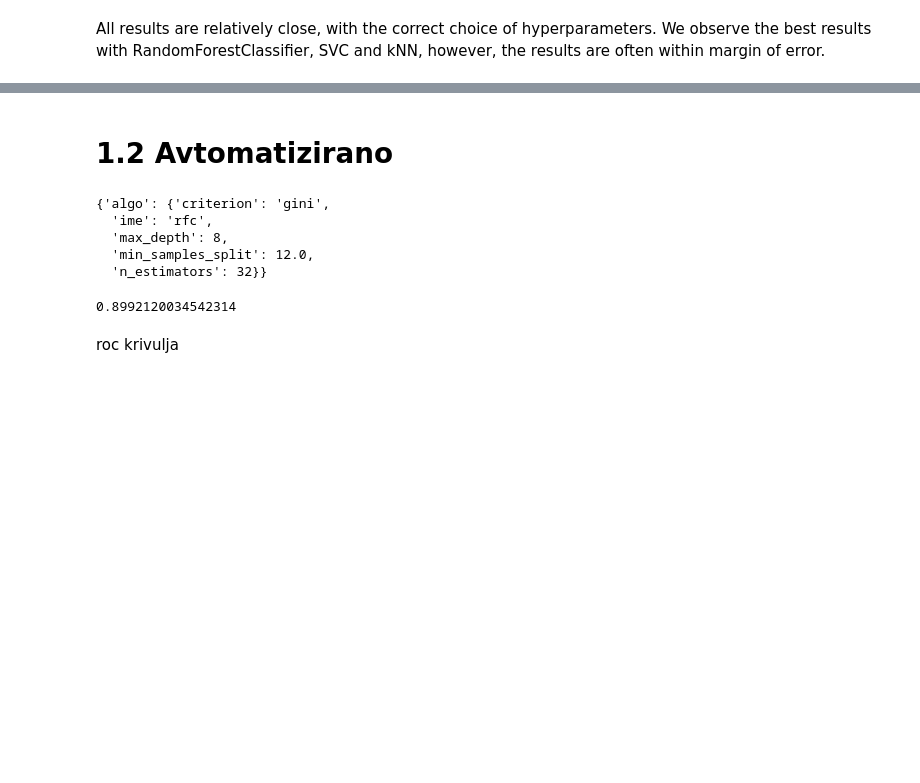
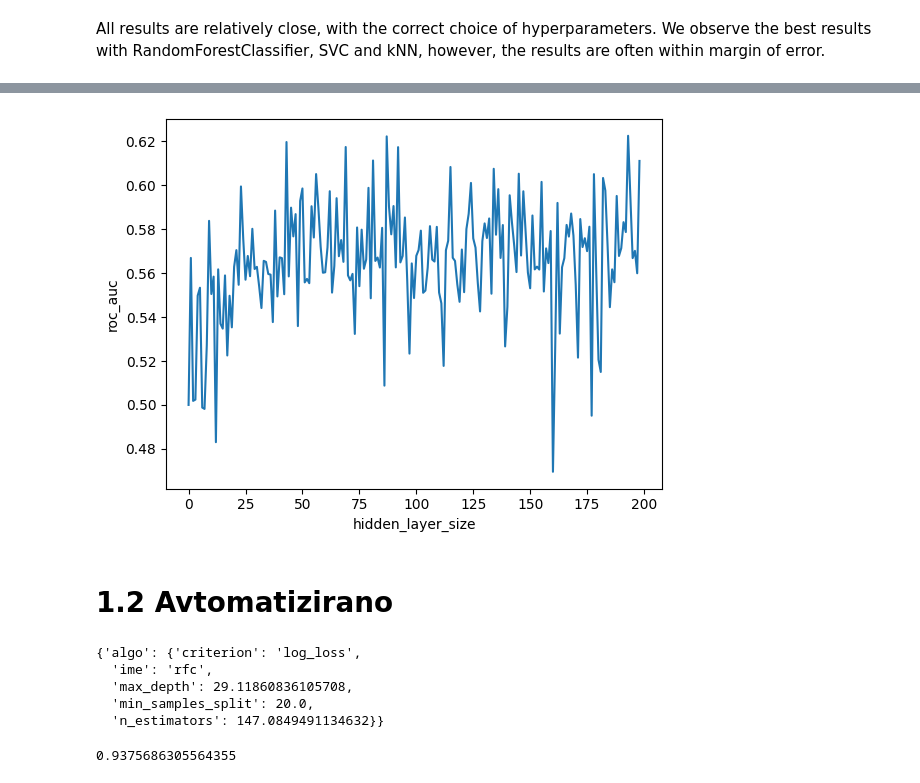
Before and after one commit to tadejpetric/nsu, a Jupyter notebook: dn1/dn1_resitve.ipynb, the cells around one changed output, grey strips where cells are left out. Drawn from its saved outputs; the diff is of its cells as text; code cells hidden in the pictures; blank space fills up the shorter version.

```diff
--- a/dn1/dn1_resitve.ipynb
+++ b/dn1/dn1_resitve.ipynb
@@ -69,3 +110,13 @@ All results are relatively close, with the correct choice of hyperparameters. We
+# %%
+scores = [cross_validate(MLPClassifier(hidden_layer_sizes=(n), solver="sgd", max_iter=1000, random_state=1), xtrain, ytrain, n_jobs=-1, cv=5, scoring="roc_auc")["test_score"].mean()
+          for n in range(1,200)]
+fig, ax = plt.subplots()
+ax.set(xlabel="hidden_layer_size", ylabel="roc_auc")
+ax.plot(scores)
+fig.savefig("mlp.png")
+plt.show()
+# %% [output]
+[figure, added]
 # %% [markdown]
 # 1.2 Avtomatizirano
 # %%
@@ -152,12 +198,11 @@ best = fmin(fn=algorithms,
 best = space_eval(gnezdeni_prostor, best)
 best_value = algorithms(best)
 display(best, 1-best_value)
+best = best['algo']
 # %% [output]
-{'algo': {'criterion': 'gini',
+{'algo': {'criterion': 'log_loss',
   'ime': 'rfc',
-  'max_depth': 8,
-  'min_samples_split': 12.0,
-  'n_estimators': 32}}
+  'max_depth': 29.11860836105708,
+  'min_samples_split': 20.0,
+  'n_estimators': 147.0849491134632}}
-0.8992120034542314
+0.9375686305564355
-# %% [markdown]
-roc krivulja
```
Also changed, not shown: parts of 45 cells of this notebook, 13 other files.
